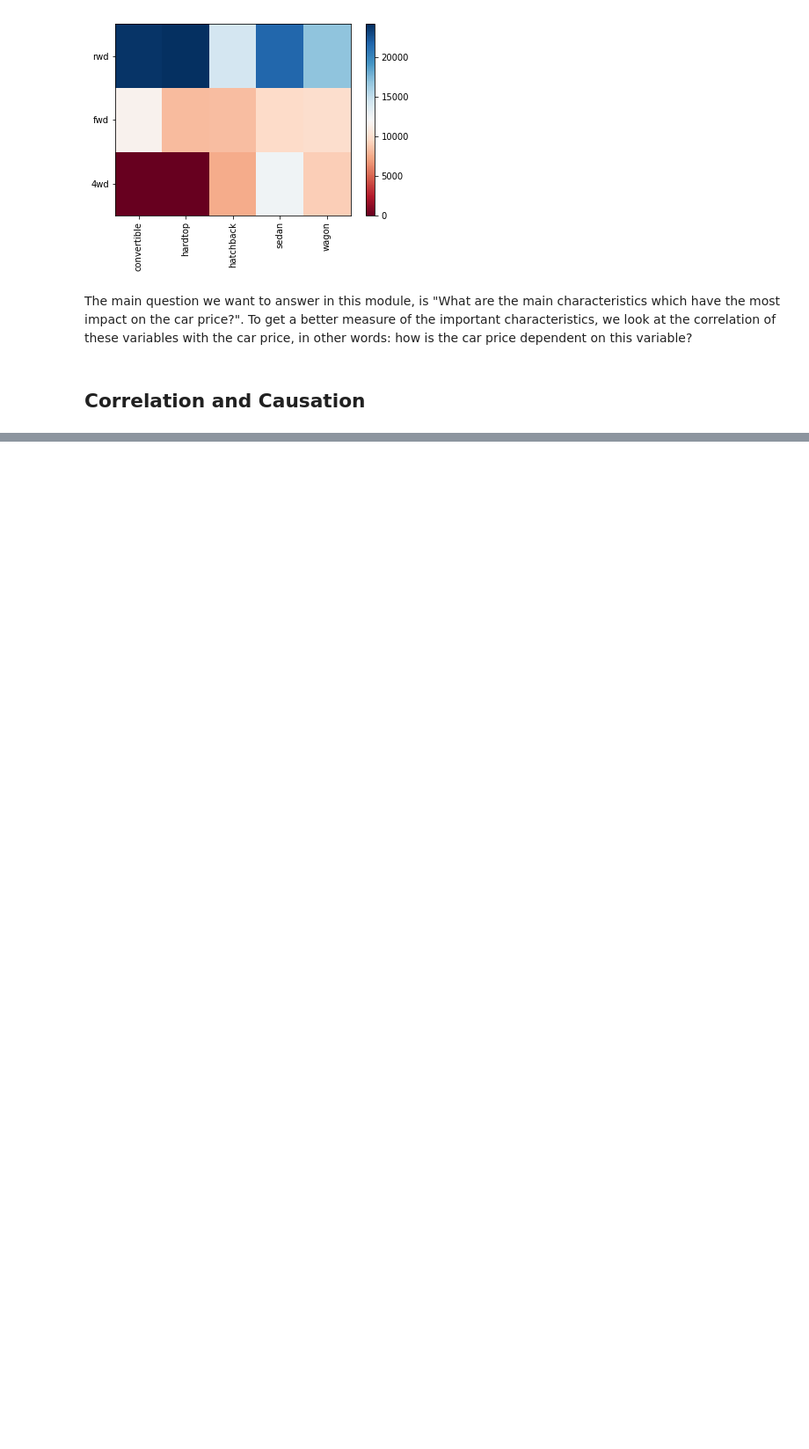
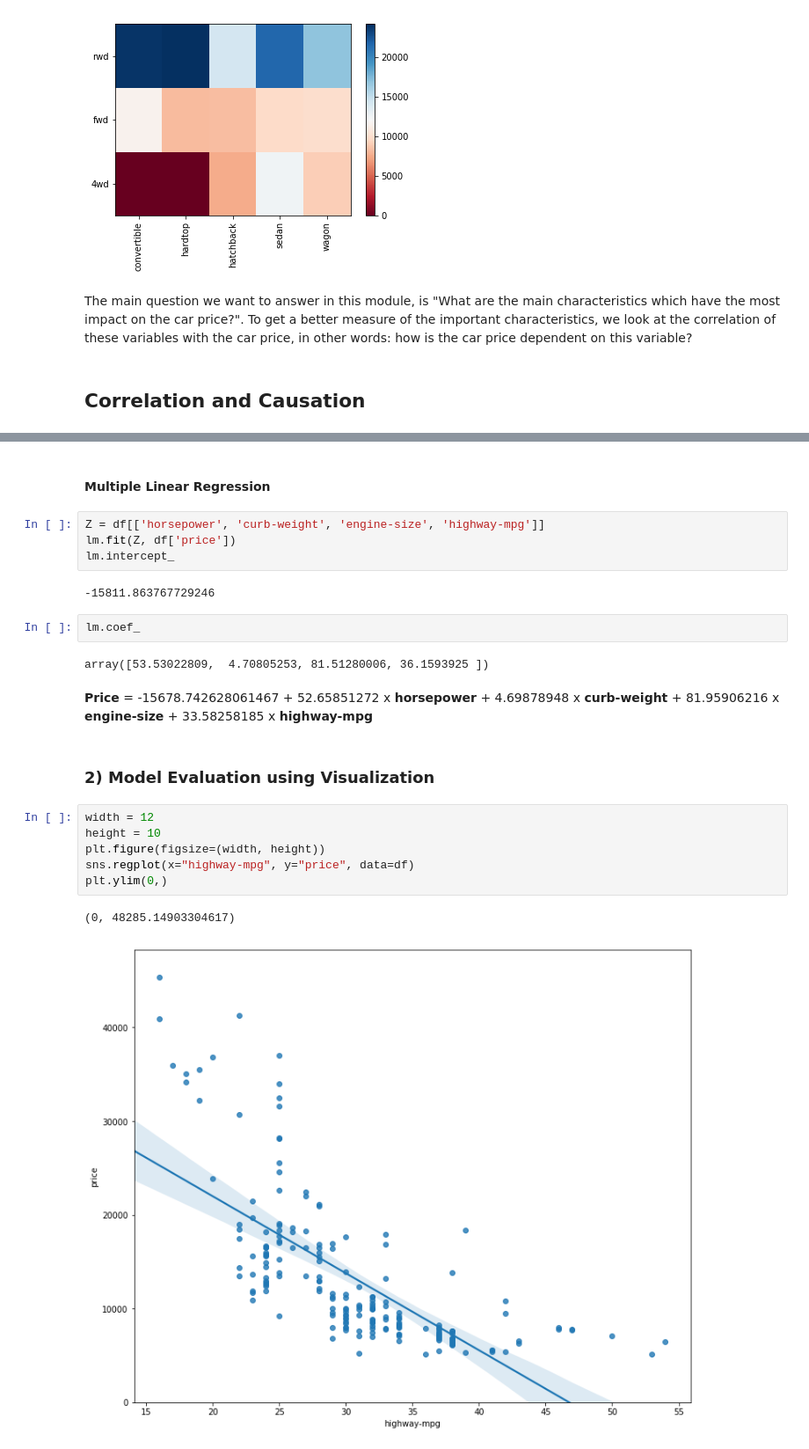
Before and after one commit to ebrahimzare/Machine-learning-Projects, a Jupyter notebook: Auto_Price_Predictiton.ipynb, the cells around one changed output, grey strips where cells are left out. Shown: that part at 88% size. Cells and saved outputs as stored; diff of their text form; blank space fills up the shorter version.

Commit message:
Defined 3 models and found the best

```diff
--- a/Auto_Price_Predictiton.ipynb
+++ b/Auto_Price_Predictiton.ipynb
@@ -710,0 +984,25 @@ To get a better measure of the important characteristics, we look at the correla
+# %% [markdown]
+<h4>Multiple Linear Regression</h4>
+# %%
+Z = df[['horsepower', 'curb-weight', 'engine-size', 'highway-mpg']]
+lm.fit(Z, df['price'])
+lm.intercept_
+# %% [output]
+-15811.863767729246
+# %%
+lm.coef_
+# %% [output]
+array([53.53022809,  4.70805253, 81.51280006, 36.1593925 ])
+# %% [markdown]
+<b>Price</b> = -15678.742628061467 + 52.65851272 x <b>horsepower</b> + 4.69878948 x <b>curb-weight</b> + 81.95906216 x <b>engine-size</b> + 33.58258185 x <b>highway-mpg</b>
+# %% [markdown]
+<h3>2)  Model Evaluation using Visualization</h3>
+# %%
+width = 12
+height = 10
+plt.figure(figsize=(width, height))
+sns.regplot(x="highway-mpg", y="price", data=df)
+plt.ylim(0,)
+# %% [output]
+(0, 48285.14903304617)
+[figure, added]
```
Also changed, not shown: parts of 242 cells of this notebook.
